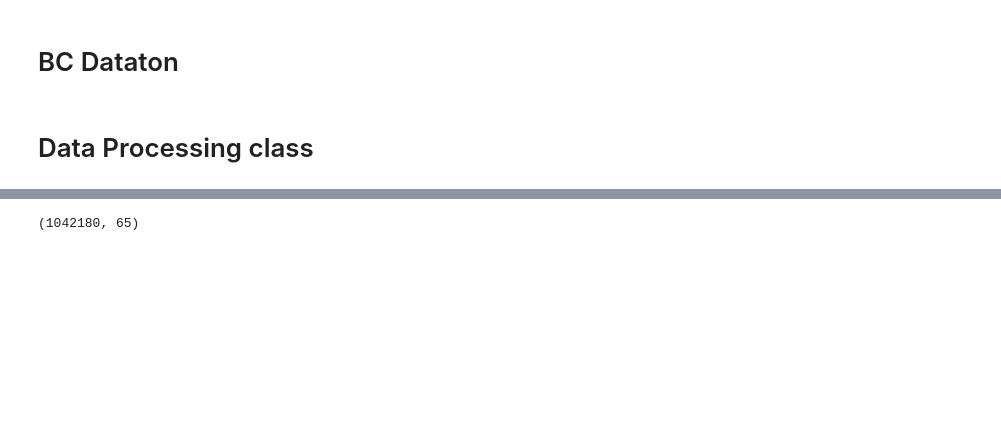
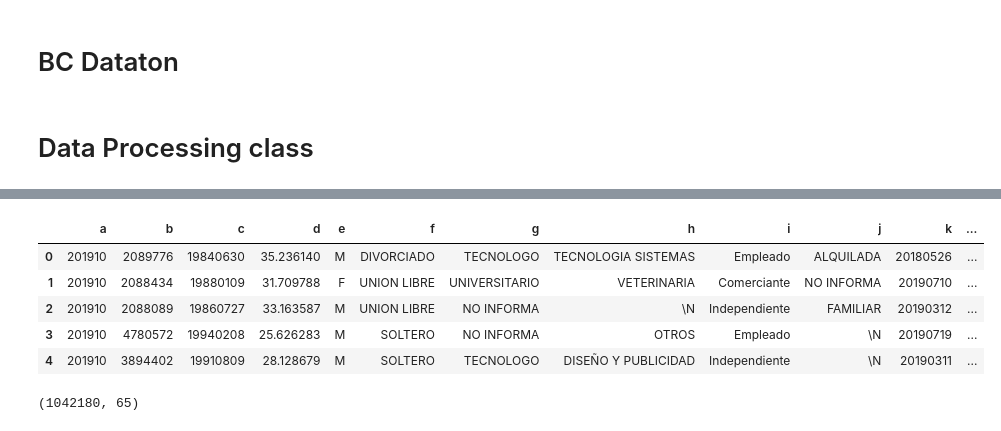
Before and after one commit to abdala9512/bc-dataton, a Jupyter notebook: notebooks/notebook_Miguel.ipynb, the cells around one changed output, grey strips where cells are left out. Cells and saved outputs as stored; diff of their text form; code cells hidden in the pictures; blank space fills up the shorter version.

Commit message:
dataframe header method

```diff
--- a/notebooks/notebook_Miguel.ipynb
+++ b/notebooks/notebook_Miguel.ipynb
@@ -96,3 +83,13 @@ data.head()
+# %%
+data = pd.read_csv("https://bc-dataton2020.s3.amazonaws.com/dataton_all_data/train/train_201910.csv")
+data.head()
+# %% [output]
+|  | a | b | c | d | e | f | g | h | i | j | k | ... |
+| 0 | 201910 | 2089776 | 19840630 | 35.236140 | M | DIVORCIADO | TECNOLOGO | TECNOLOGIA SISTEMAS | Empleado | ALQUILADA | 20180526 | ... |
+| 1 | 201910 | 2088434 | 19880109 | 31.709788 | F | UNION LIBRE | UNIVERSITARIO | VETERINARIA | Comerciante | NO INFORMA | 20190710 | ... |
+| 2 | 201910 | 2088089 | 19860727 | 33.163587 | M | UNION LIBRE | NO INFORMA | \N | Independiente | FAMILIAR | 20190312 | ... |
+| 3 | 201910 | 4780572 | 19940208 | 25.626283 | M | SOLTERO | NO INFORMA | OTROS | Empleado | \N | 20190719 | ... |
+| 4 | 201910 | 3894402 | 19910809 | 28.128679 | M | SOLTERO | TECNOLOGO | DISEÑO Y PUBLICIDAD | Independiente | \N | 20190311 | ... |
 # %%
 data.shape
 # %% [output]
```
Also changed, not shown: parts of 7 cells of this notebook, 1 other file.
